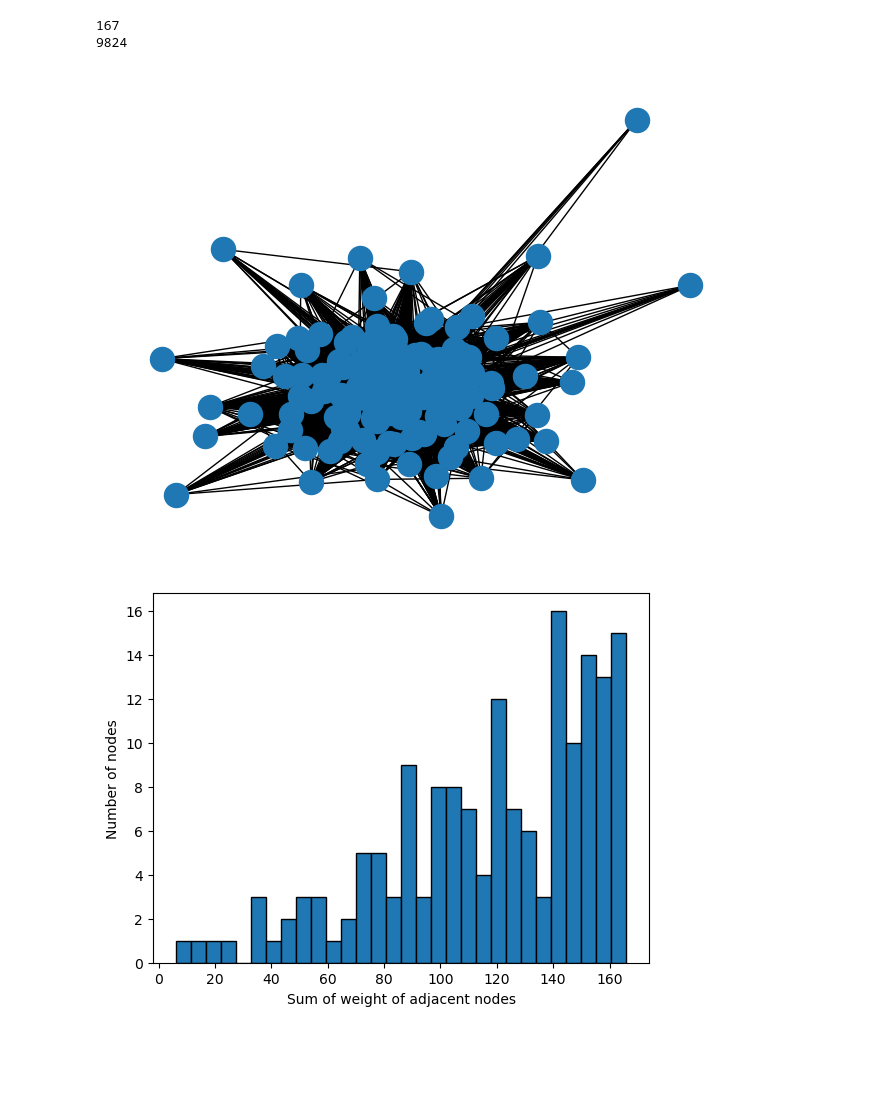
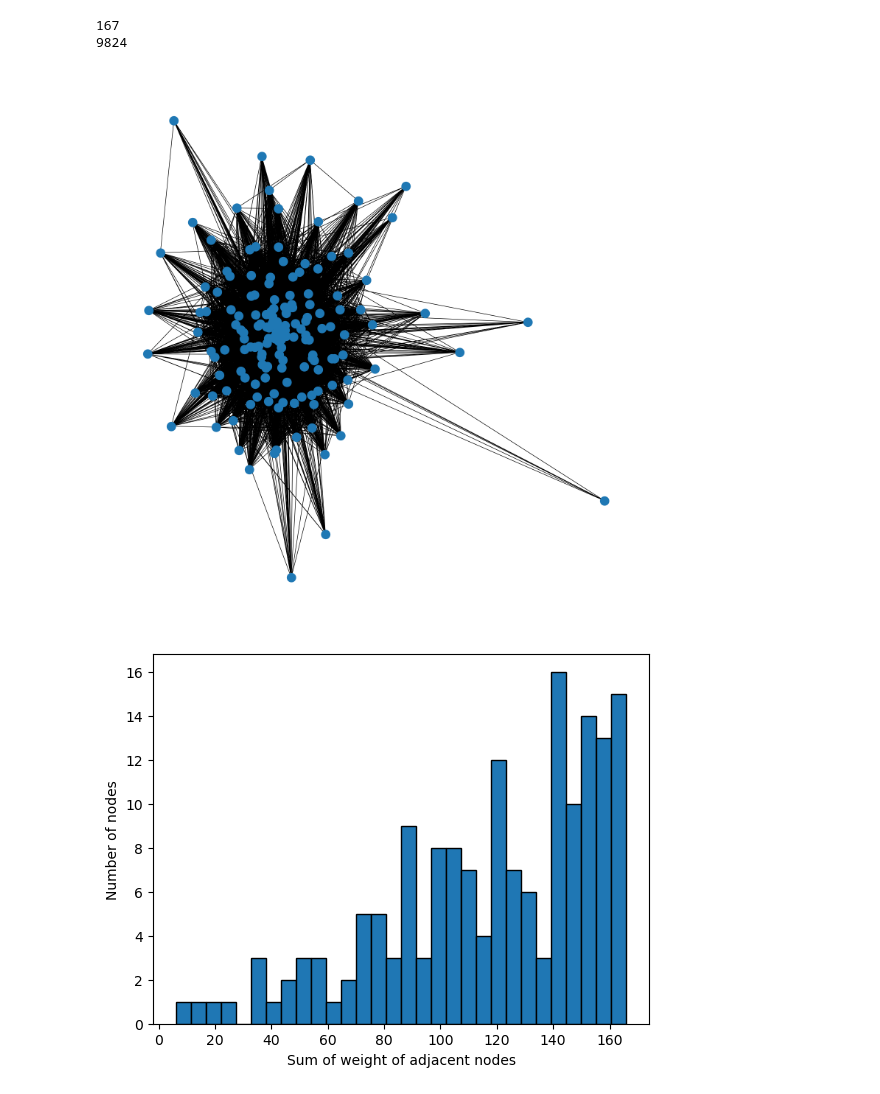
Before and after one commit to samuel-bazinet/grocery_network, a Jupyter notebook: grocery_network.ipynb, the cells around one changed output. Saved outputs shown, nothing was run; the diff lists cells and outputs as text; code cells hidden in the pictures; blank space fills up the shorter version.

```diff
--- a/grocery_network.ipynb
+++ b/grocery_network.ipynb
@@ -59,10 +59,11 @@ print(len(G_i.edges))
 # %% [output]
 167
 9824
-# %%
-nx.draw(G_i)
-# %% [output]
-[figure, removed]
+# %%
+plt.figure(figsize=(15, 15))
+nx.draw(G_i)
+# %% [output]
+[figure, added]
 # %%
 degreedist(G_i)
 # %% [output]
```
Also changed, not shown: parts of 21 cells of this notebook, 1 other file.
